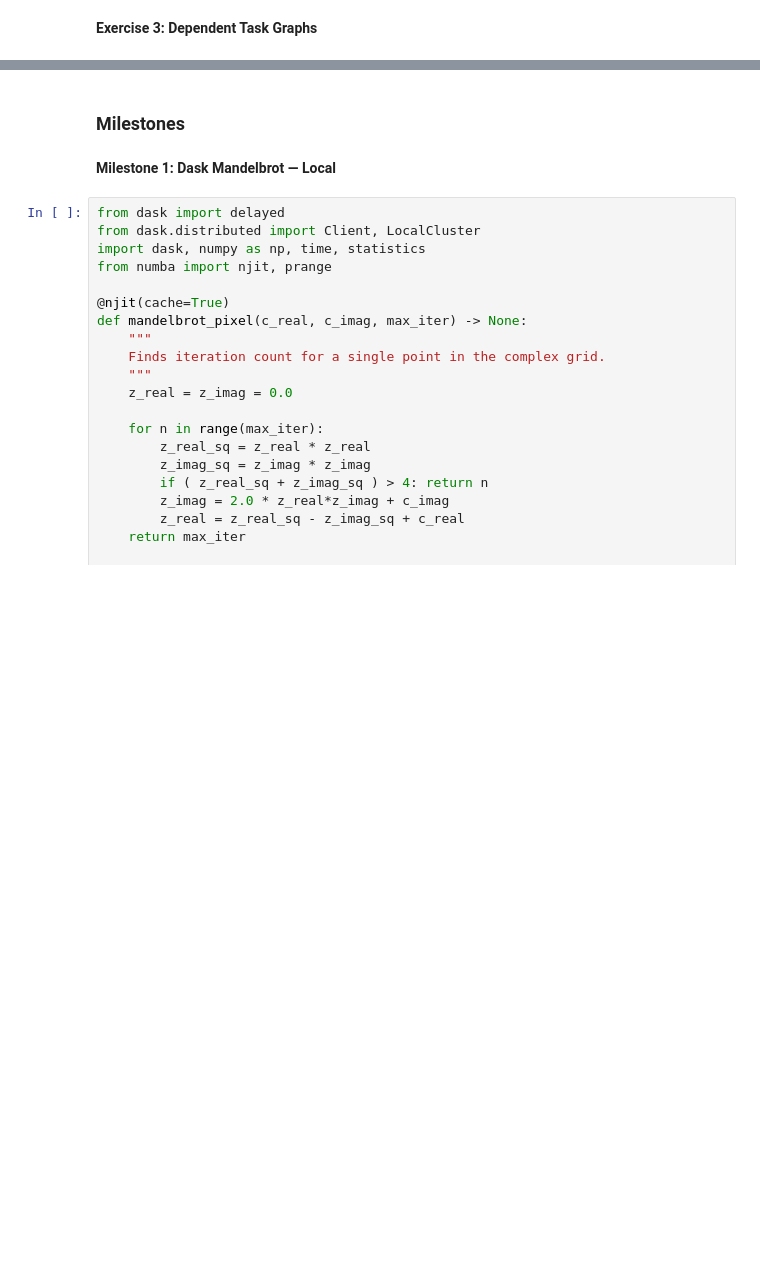
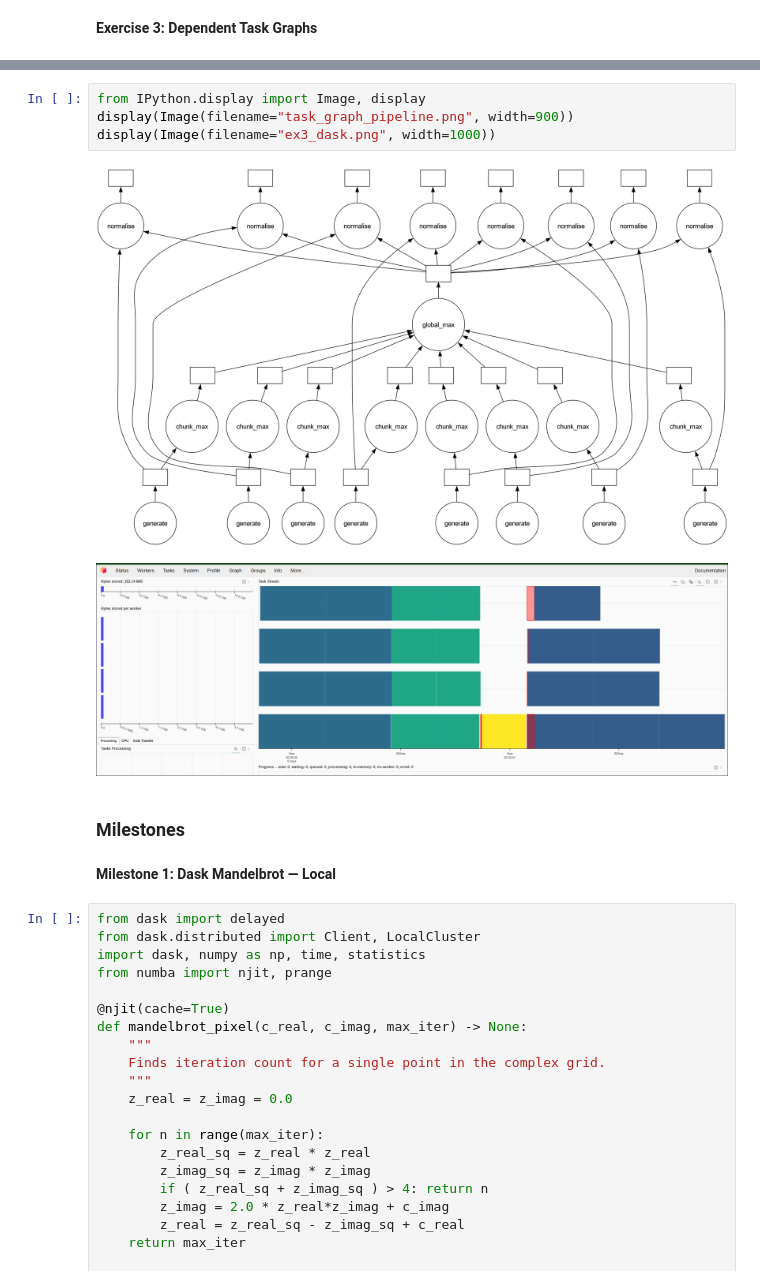
Before and after one commit to NDS8-TCP/nsc-kim, a Jupyter notebook: MP2-KN.ipynb, the cells around one changed output, grey strips where cells are left out. Drawn from its saved outputs; the diff is of its cells as text; blank space fills up the shorter version.

```diff
--- a/MP2-KN.ipynb
+++ b/MP2-KN.ipynb
@@ -1499,3 +1565,10 @@ fan-in/fan-out points. This is the βs term. NumPy minimises s; the transfers re
+# %%
+from IPython.display import Image, display
+display(Image(filename="task_graph_pipeline.png", width=900))
+display(Image(filename="ex3_dask.png", width=1000))
+# %% [output]
+[figure, added]
+[figure, added]
 # %% [markdown]
 ### Milestones
 # %% [markdown]
```
Also changed, not shown: parts of 7 cells of this notebook, 5 other files.
